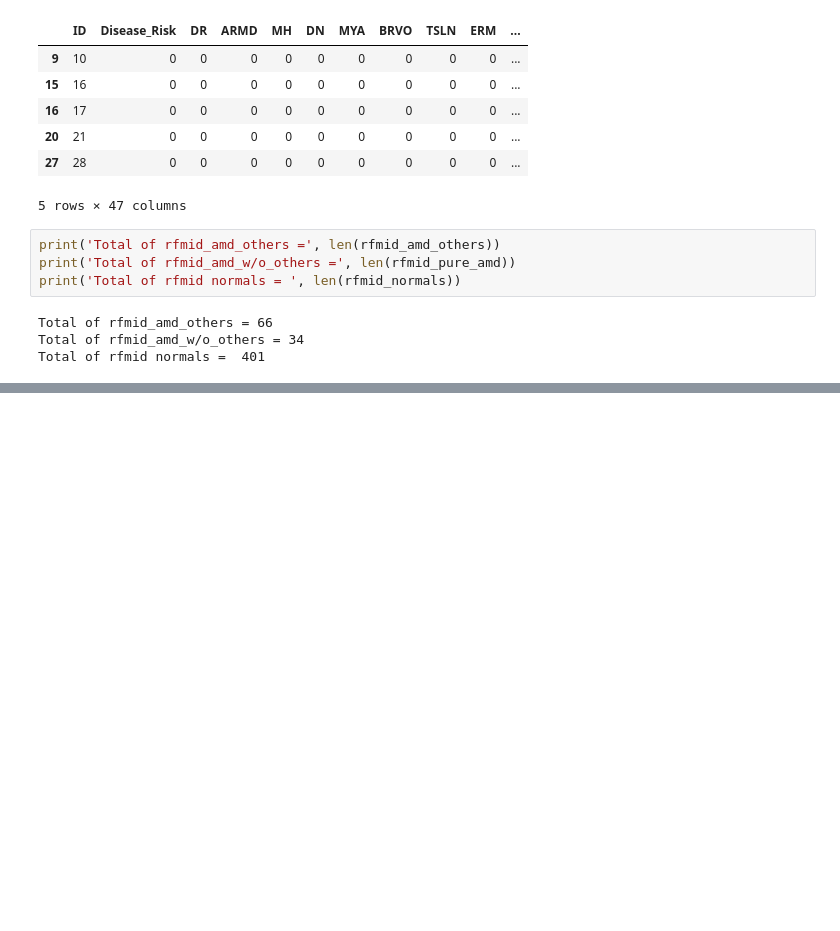
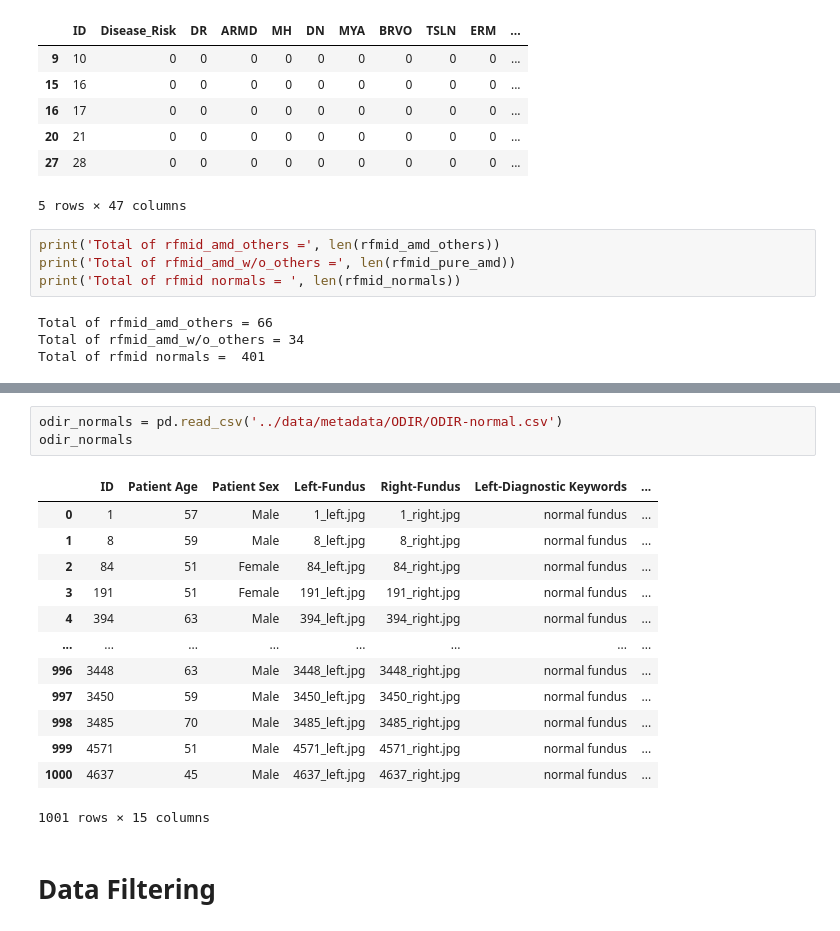
Before and after one commit to rjPajaro/dip-dl-project, a Jupyter notebook: preprocessing/img-preprocessing.ipynb, the cells around one changed output, grey strips where cells are left out. Saved outputs shown, nothing was run; the diff lists cells and outputs as text; blank space fills up the shorter version.

```diff
--- a/preprocessing/img-preprocessing.ipynb
+++ b/preprocessing/img-preprocessing.ipynb
@@ -76,0 +117,19 @@ Total of rfmid normals =  401
+# %%
+odir_normals = pd.read_csv('../data/metadata/ODIR/ODIR-normal.csv')
+odir_normals
+# %% [output]
+|  | ID | Patient Age | Patient Sex | Left-Fundus | Right-Fundus | Left-Diagnostic Keywords | ... |
+| 0 | 1 | 57 | Male | 1_left.jpg | 1_right.jpg | normal fundus | ... |
+| 1 | 8 | 59 | Male | 8_left.jpg | 8_right.jpg | normal fundus | ... |
+| 2 | 84 | 51 | Female | 84_left.jpg | 84_right.jpg | normal fundus | ... |
+| 3 | 191 | 51 | Female | 191_left.jpg | 191_right.jpg | normal fundus | ... |
+| 4 | 394 | 63 | Male | 394_left.jpg | 394_right.jpg | normal fundus | ... |
+| ... | ... | ... | ... | ... | ... | ... | ... |
+| 996 | 3448 | 63 | Male | 3448_left.jpg | 3448_right.jpg | normal fundus | ... |
+| 997 | 3450 | 59 | Male | 3450_left.jpg | 3450_right.jpg | normal fundus | ... |
+| 998 | 3485 | 70 | Male | 3485_left.jpg | 3485_right.jpg | normal fundus | ... |
+| 999 | 4571 | 51 | Male | 4571_left.jpg | 4571_right.jpg | normal fundus | ... |
+| 1000 | 4637 | 45 | Male | 4637_left.jpg | 4637_right.jpg | normal fundus | ... |
+1001 rows × 15 columns
+# %% [markdown]
+# Data Filtering
```
Also changed, not shown: parts of 29 cells of this notebook.
